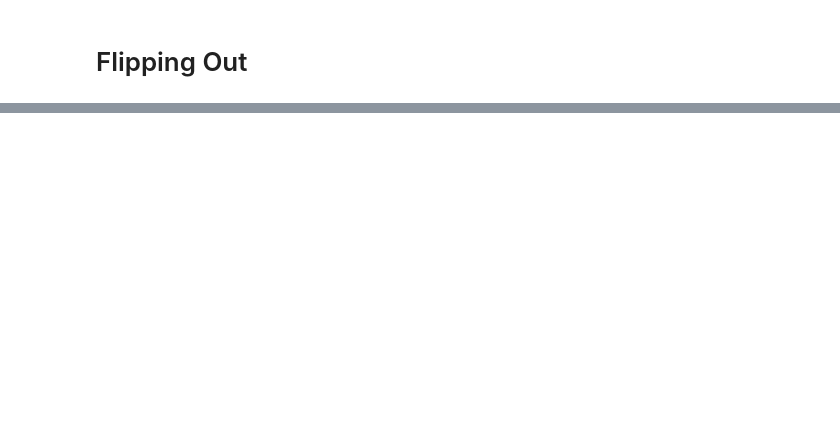
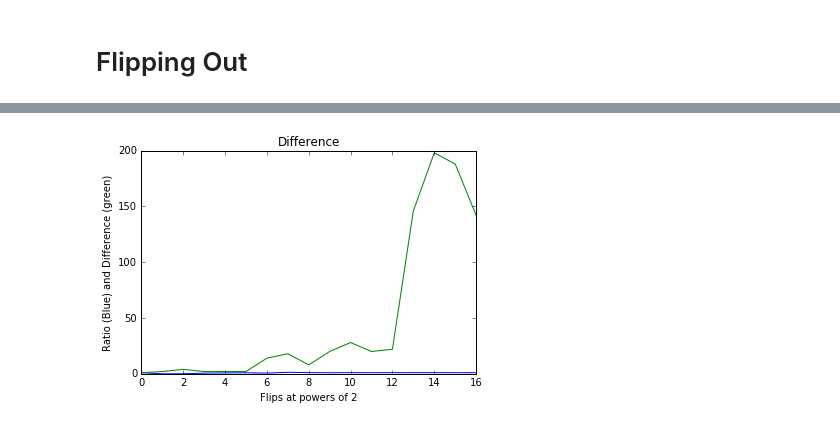
Before and after one commit to CameronBoudreau/flipping-out, a Jupyter notebook: coin-flips.ipynb, the cells around one changed output, grey strips where cells are left out. Saved outputs shown, nothing was run; the diff lists cells and outputs as text; code cells hidden in the pictures; blank space fills up the shorter version.

```diff
--- a/coin-flips.ipynb
+++ b/coin-flips.ipynb
@@ -85,0 +79,17 @@ plt.show()
+# %%
+x = ratio_results
+y = difference_list
+
+plt.plot(x)
+
+plt.title('Ratio')
+
+
+
+plt.plot(y)
+plt.xlabel('Flips at powers of 2')
+plt.ylabel('Ratio (Blue) and Difference (green)')
+plt.title('Difference')
+plt.show()
+# %% [output]
+[figure, added]
```
Also changed, not shown: parts of 19 cells of this notebook, 1 other file.
